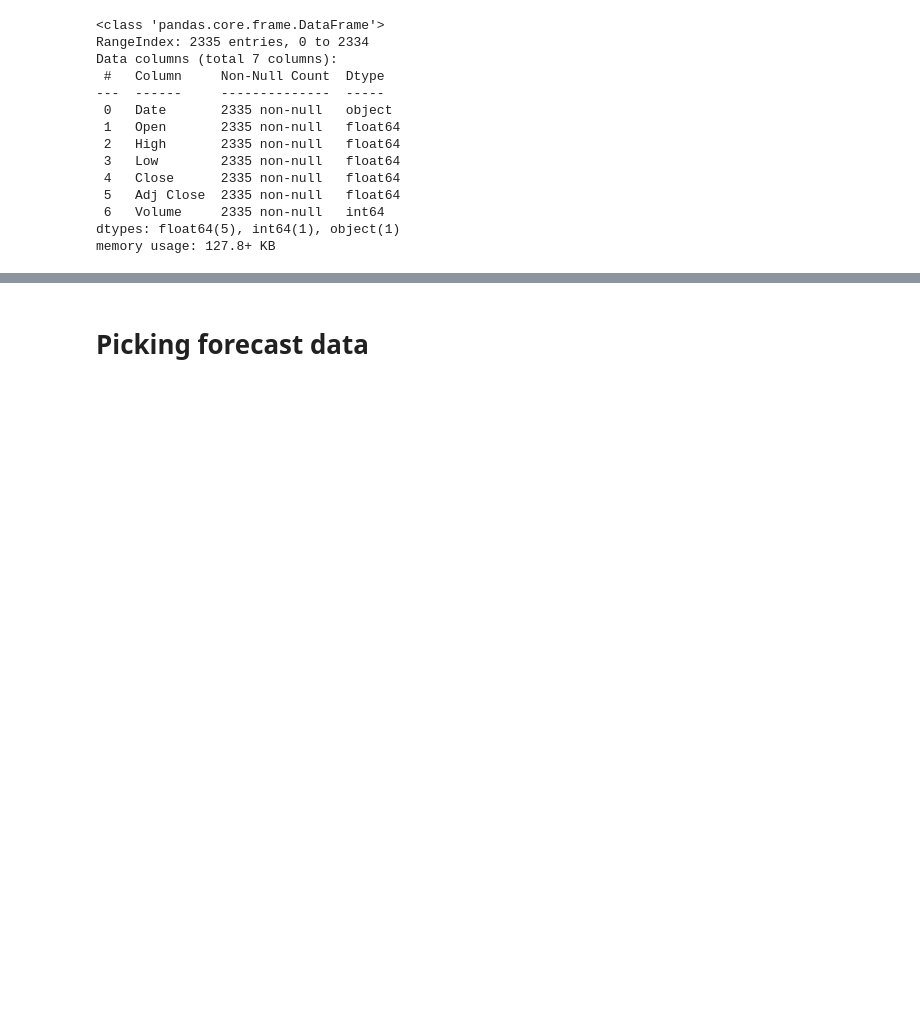
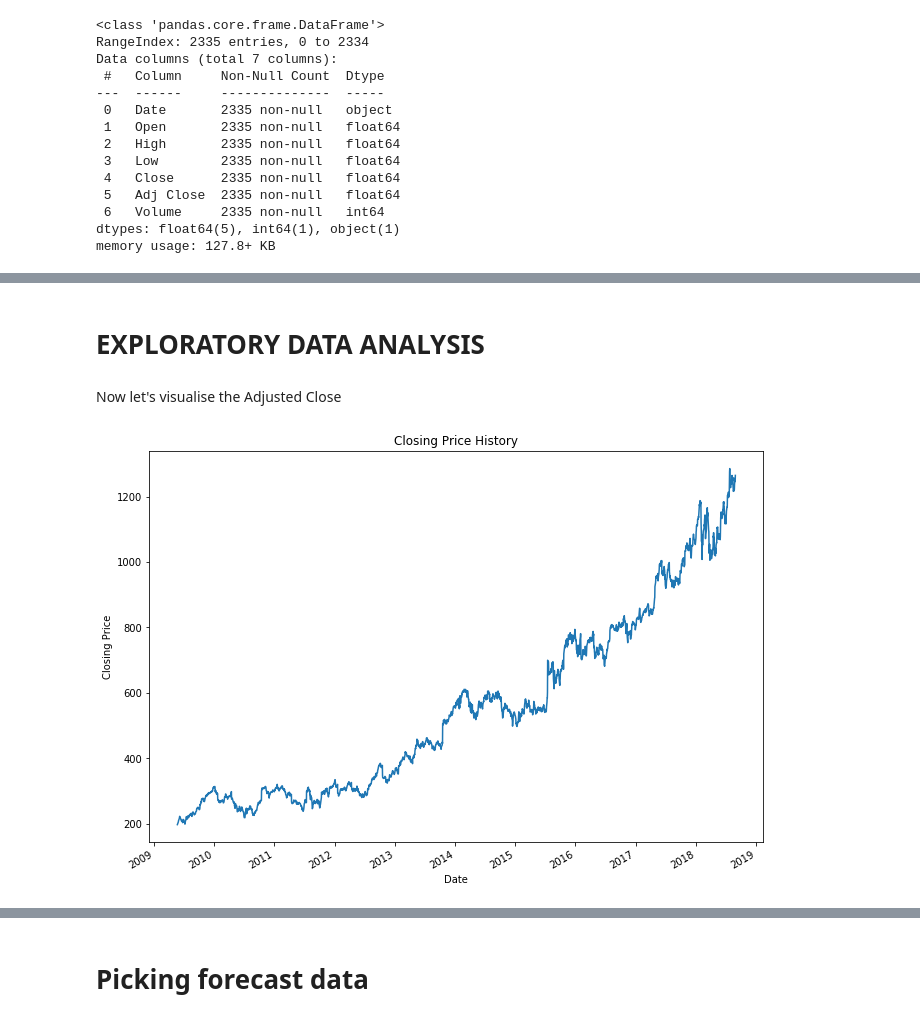
Before and after one commit to Abbyfade/SCA, a Jupyter notebook: StockPricePrediction/StockPrediction.ipynb, the cells around one changed output, grey strips where cells are left out. Cells and saved outputs as stored; diff of their text form; code cells hidden in the pictures; blank space fills up the shorter version.

```diff
--- a/StockPricePrediction/StockPrediction.ipynb
+++ b/StockPricePrediction/StockPrediction.ipynb
@@ -38,0 +69,4 @@ memory usage: 127.8+ KB
+# %%
+train_data['Date'] = pd.to_datetime(train_data['Date'])
+train_data.set_index('Date', inplace=True)
+train_data.head()
@@ -38,0 +83,4 @@ memory usage: 127.8+ KB
+# %%
+train_data['Year'] = train_data.index.year
+train_data['Month'] = train_data.index.month
+train_data['Weekday Name'] = train_data.index.day_name()
@@ -38,0 +97,13 @@ memory usage: 127.8+ KB
+# %% [markdown]
+# EXPLORATORY DATA ANALYSIS
+# %% [markdown]
+Now let's visualise the Adjusted Close
+# %%
+plt.figure(figsize=(11, 8)) # resizing the plot
+train_data['Adj Close'].plot()
+plt.title('Closing Price History') # adding a title
+plt.xlabel('Date') # x label
+plt.ylabel('Closing Price') # y label
+plt.show()
+# %% [output]
+[figure, added]
```
Also changed, not shown: parts of 84 cells of this notebook.
